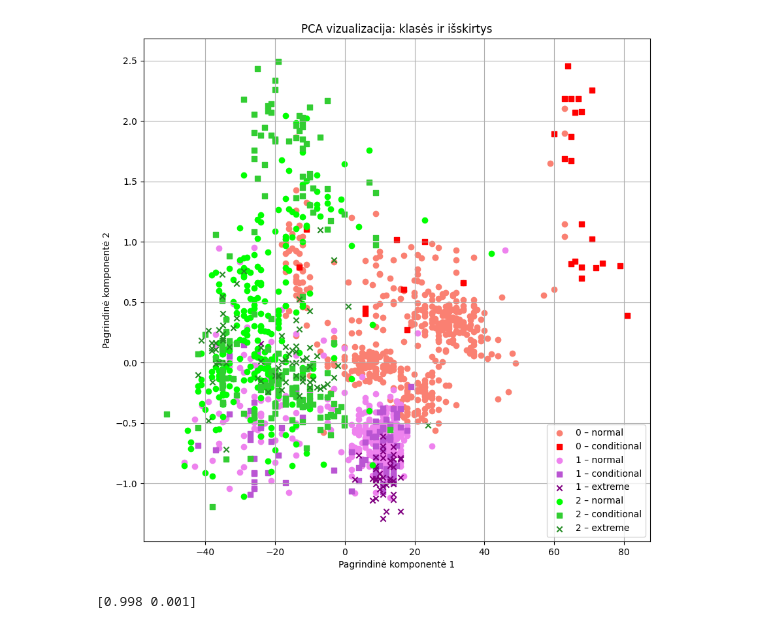
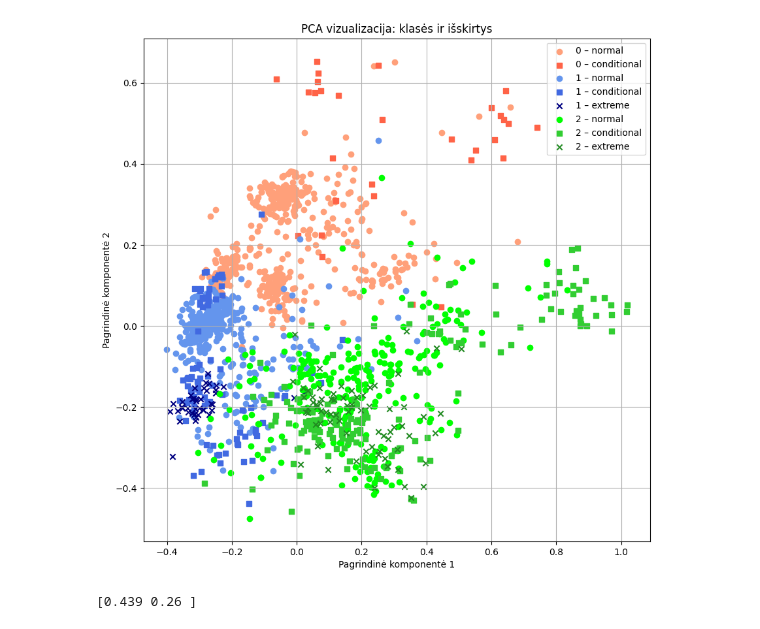
Before and after one commit to LivetaK/duomenu_tyryba_ir_masininis_mokymasis, a Jupyter notebook: pca.ipynb, the cells around one changed output. Drawn from its saved outputs; the diff is of its cells as text; code cells hidden in the pictures.

```diff
--- a/pca.ipynb
+++ b/pca.ipynb
@@ -5,7 +5,7 @@ import numpy as np
 
 from sklearn.decomposition import PCA
 # %%
-df = pd.read_csv("lab2/NO_missing_values_1498_6.csv", sep = ',')
+df = pd.read_csv("lab2/normalized_NO_missing_1498_6.csv", sep = ',')
 # %%
 
 def outliers_function(data, column, factor):
@@ -60,44 +60,47 @@ X_pca = pca.fit_transform(X)
 # %%
 
 color_map = {
-    (0, 'normal'): 'salmon',
-    (0, 'conditional'): 'red',
-    (0, 'extreme'): 'darkred',
-    (1, 'normal'): 'violet',
-    (1, 'conditional'): 'mediumorchid',
-    (1, 'extreme'): 'purple',
+    (0, 'normal'): 'lightsalmon',
+    (0, 'conditional'): 'tomato',
+    (0, 'extreme'): 'red',
+
+    (1, 'normal'): 'cornflowerblue',
+    (1, 'conditional'): 'royalblue',
+    (1, 'extreme'): 'navy',
+
     (2, 'normal'): 'lime',
     (2, 'conditional'): 'limegreen',
     (2, 'extreme'): 'forestgreen'
 }
+
 
 markers = {'normal': 'o', 'conditional': 's', 'extreme': 'x'}
 
 plt.figure(figsize=(10, 10))
 
 for i in range(3):  # klasės
     for group_name, group_value in zip(['normal', 'conditional', 'extreme'], [i, 3, 4]):
         mask = (y_class == i) & (y_group == group_value)
         if np.any(mask):
             plt.scatter(
                 X_pca[mask, 0],
                 X_pca[mask, 1],
                 color=color_map[(i, group_name)],
                 marker=markers[group_name],
                 label=f"{i} – {group_name}"
             )
 handles, labels = plt.gca().get_legend_handles_labels()
 by_label = dict(zip(labels, handles))
 plt.legend(by_label.values(), by_label.keys(), fontsize=10)
 
 plt.title("PCA vizualizacija: klasės ir išskirtys")
 plt.xlabel("Pagrindinė komponentė 1")
 plt.ylabel("Pagrindinė komponentė 2")
 plt.grid(True)
 plt.show()
 # %% [output]
-[figure, old version]
+[figure, new version]
 # %%
 print(pca.explained_variance_ratio_.round(3))
 # %% [output]
-[0.998 0.001]
+[0.439 0.26 ]
```
Also changed, not shown: 5 other files.
